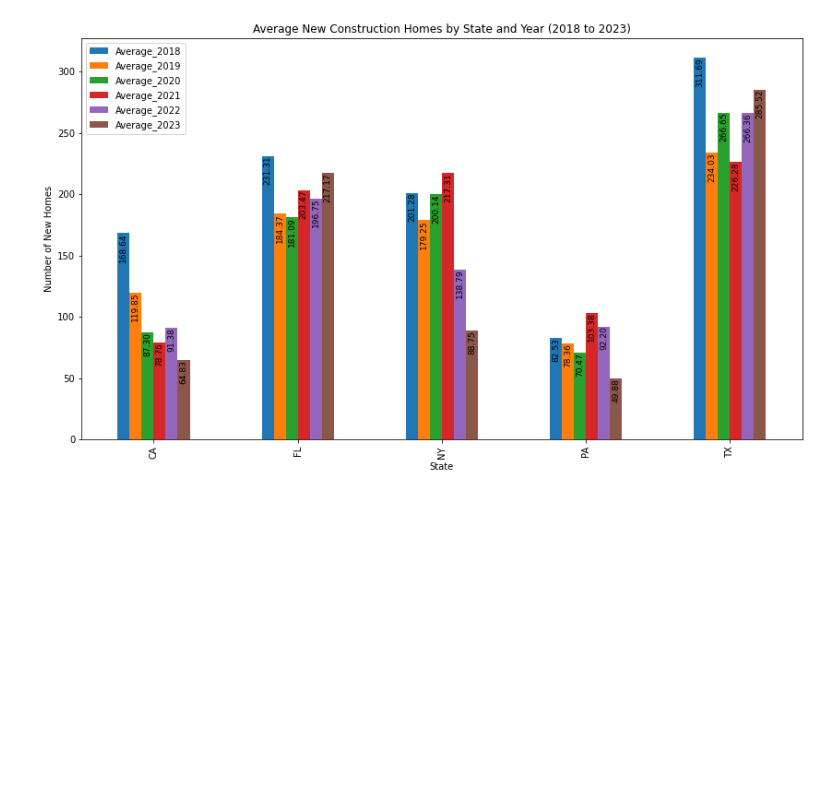
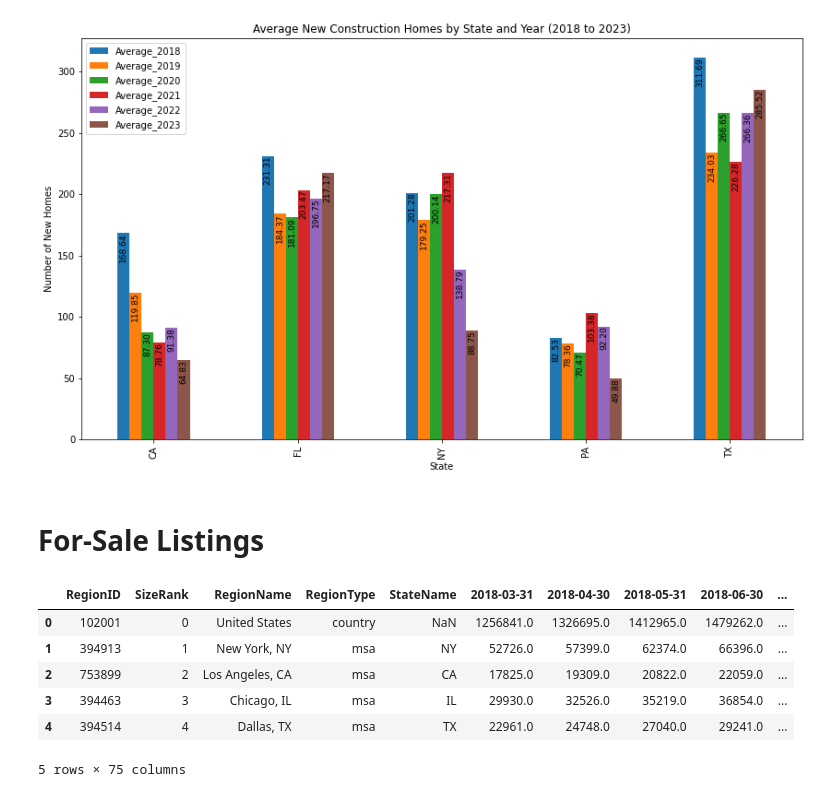
Before and after one commit to JAMayo13240/Data-Analysis-Project-3, a Jupyter notebook: Final.ipynb, the cells around one changed output. Drawn from its saved outputs; the diff is of its cells as text; code cells hidden in the pictures; blank space fills up the shorter version.

```diff
--- a/Final.ipynb
+++ b/Final.ipynb
@@ -723,3 +723,16 @@ Try using .loc[row_indexer,col_indexer] = value instead
 See the caveats in the documentation: https://pandas.pydata.org/pandas-docs/stable/user_guide/indexing.html#returning-a-view-versus-a-copy
   selected_data_states[f'Average_{year}'] = selected_data_states.apply(lambda row: row.filter(like=str(year)).mean(), axis=1)
 [figure]
+# %% [markdown]
+# For-Sale Listings
+# %%
+sales_df = pd.read_csv('data/Metro_invt_fs_uc_sfr_sm_month.csv')
+sales_df.head()
+# %% [output]
+|  | RegionID | SizeRank | RegionName | RegionType | StateName | 2018-03-31 | 2018-04-30 | 2018-05-31 | 2018-06-30 | ... |
+| 0 | 102001 | 0 | United States | country | NaN | 1256841.0 | 1326695.0 | 1412965.0 | 1479262.0 | ... |
+| 1 | 394913 | 1 | New York, NY | msa | NY | 52726.0 | 57399.0 | 62374.0 | 66396.0 | ... |
+| 2 | 753899 | 2 | Los Angeles, CA | msa | CA | 17825.0 | 19309.0 | 20822.0 | 22059.0 | ... |
+| 3 | 394463 | 3 | Chicago, IL | msa | IL | 29930.0 | 32526.0 | 35219.0 | 36854.0 | ... |
+| 4 | 394514 | 4 | Dallas, TX | msa | TX | 22961.0 | 24748.0 | 27040.0 | 29241.0 | ... |
+5 rows × 75 columns
```
Also changed, not shown: parts of 7 cells of this notebook, 2 other files.
